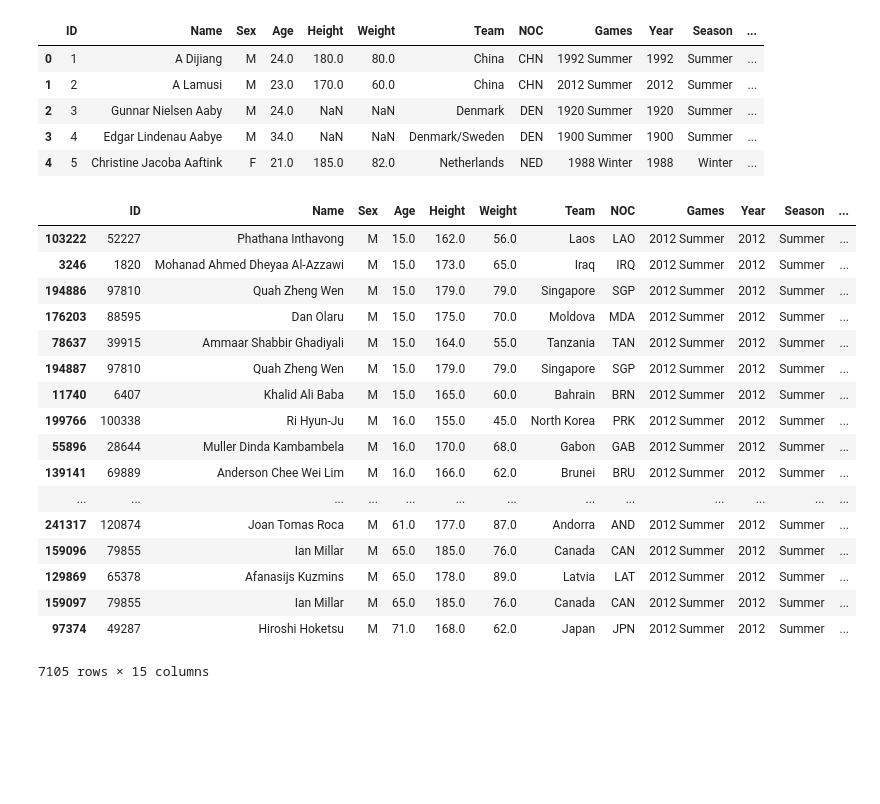
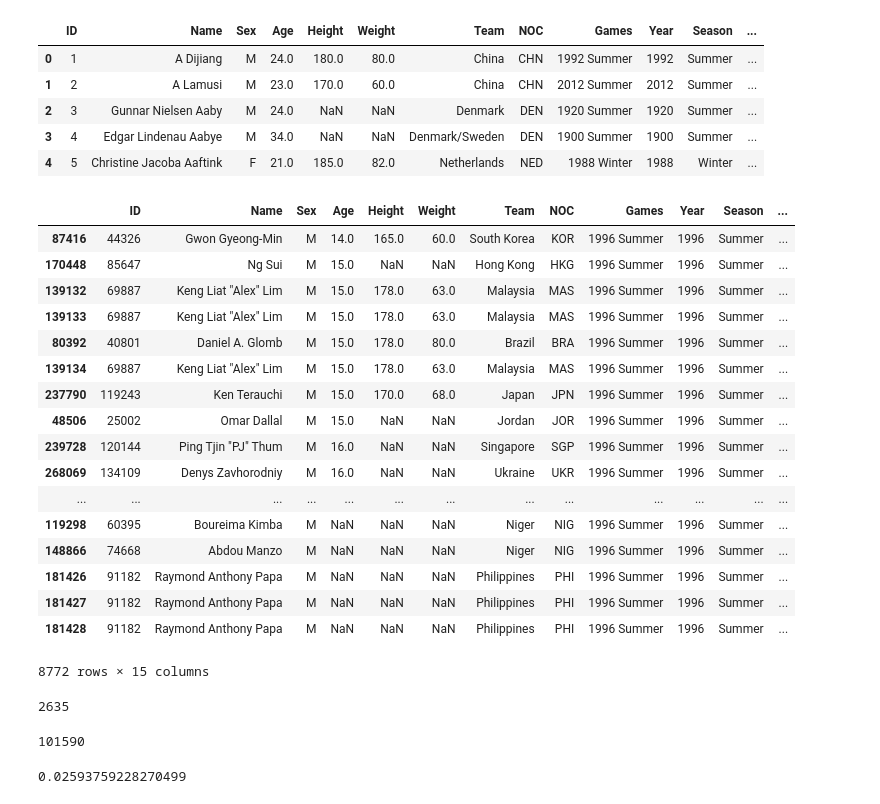
Before and after one commit to BurkovBA/OML, a Jupyter notebook: OpenMachineLearning/Assignment1/Assignment1.ipynb, the cells around one changed output. Drawn from its saved outputs; the diff is of its cells as text; code cells hidden in the pictures; blank space fills up the shorter version.

```diff
--- a/OpenMachineLearning/Assignment1/Assignment1.ipynb
+++ b/OpenMachineLearning/Assignment1/Assignment1.ipynb
@@ -13,23 +13,35 @@ data.head()
 | 3 | 4 | Edgar Lindenau Aabye | M | 34.0 | NaN | NaN | Denmark/Sweden | DEN | 1900 Summer | 1900 | Summer | ... |
 | 4 | 5 | Christine Jacoba Aaftink | F | 21.0 | 185.0 | 82.0 | Netherlands | NED | 1988 Winter | 1988 | Winter | ... |
 # %%
-data[data.Sex == 'M'][data.Year == 2012].sort_values(by='Age')
+data[(data.Sex == 'M') & (data.Year == 1996)].sort_values(by='Age')
 # %% [output]
 |  | ID | Name | Sex | Age | Height | Weight | Team | NOC | Games | Year | Season | ... |
-| 103222 | 52227 | Phathana Inthavong | M | 15.0 | 162.0 | 56.0 | Laos | LAO | 2012 Summer | 2012 | Summer | ... |
-| 3246 | 1820 | Mohanad Ahmed Dheyaa Al-Azzawi | M | 15.0 | 173.0 | 65.0 | Iraq | IRQ | 2012 Summer | 2012 | Summer | ... |
-| 194886 | 97810 | Quah Zheng Wen | M | 15.0 | 179.0 | 79.0 | Singapore | SGP | 2012 Summer | 2012 | Summer | ... |
-| 176203 | 88595 | Dan Olaru | M | 15.0 | 175.0 | 70.0 | Moldova | MDA | 2012 Summer | 2012 | Summer | ... |
-| 78637 | 39915 | Ammaar Shabbir Ghadiyali | M | 15.0 | 164.0 | 55.0 | Tanzania | TAN | 2012 Summer | 2012 | Summer | ... |
-| 194887 | 97810 | Quah Zheng Wen | M | 15.0 | 179.0 | 79.0 | Singapore | SGP | 2012 Summer | 2012 | Summer | ... |
-| 11740 | 6407 | Khalid Ali Baba | M | 15.0 | 165.0 | 60.0 | Bahrain | BRN | 2012 Summer | 2012 | Summer | ... |
-| 199766 | 100338 | Ri Hyun-Ju | M | 16.0 | 155.0 | 45.0 | North Korea | PRK | 2012 Summer | 2012 | Summer | ... |
-| 55896 | 28644 | Muller Dinda Kambambela | M | 16.0 | 170.0 | 68.0 | Gabon | GAB | 2012 Summer | 2012 | Summer | ... |
-| 139141 | 69889 | Anderson Chee Wei Lim | M | 16.0 | 166.0 | 62.0 | Brunei | BRU | 2012 Summer | 2012 | Summer | ... |
+| 87416 | 44326 | Gwon Gyeong-Min | M | 14.0 | 165.0 | 60.0 | South Korea | KOR | 1996 Summer | 1996 | Summer | ... |
+| 170448 | 85647 | Ng Sui | M | 15.0 | NaN | NaN | Hong Kong | HKG | 1996 Summer | 1996 | Summer | ... |
+| 139132 | 69887 | Keng Liat "Alex" Lim | M | 15.0 | 178.0 | 63.0 | Malaysia | MAS | 1996 Summer | 1996 | Summer | ... |
+| 139133 | 69887 | Keng Liat "Alex" Lim | M | 15.0 | 178.0 | 63.0 | Malaysia | MAS | 1996 Summer | 1996 | Summer | ... |
+| 80392 | 40801 | Daniel A. Glomb | M | 15.0 | 178.0 | 80.0 | Brazil | BRA | 1996 Summer | 1996 | Summer | ... |
+| 139134 | 69887 | Keng Liat "Alex" Lim | M | 15.0 | 178.0 | 63.0 | Malaysia | MAS | 1996 Summer | 1996 | Summer | ... |
+| 237790 | 119243 | Ken Terauchi | M | 15.0 | 170.0 | 68.0 | Japan | JPN | 1996 Summer | 1996 | Summer | ... |
+| 48506 | 25002 | Omar Dallal | M | 15.0 | NaN | NaN | Jordan | JOR | 1996 Summer | 1996 | Summer | ... |
+| 239728 | 120144 | Ping Tjin "PJ" Thum | M | 16.0 | NaN | NaN | Singapore | SGP | 1996 Summer | 1996 | Summer | ... |
+| 268069 | 134109 | Denys Zavhorodniy | M | 16.0 | NaN | NaN | Ukraine | UKR | 1996 Summer | 1996 | Summer | ... |
 | ... | ... | ... | ... | ... | ... | ... | ... | ... | ... | ... | ... | ... |
-| 241317 | 120874 | Joan Tomas Roca | M | 61.0 | 177.0 | 87.0 | Andorra | AND | 2012 Summer | 2012 | Summer | ... |
-| 159096 | 79855 | Ian Millar | M | 65.0 | 185.0 | 76.0 | Canada | CAN | 2012 Summer | 2012 | Summer | ... |
-| 129869 | 65378 | Afanasijs Kuzmins | M | 65.0 | 178.0 | 89.0 | Latvia | LAT | 2012 Summer | 2012 | Summer | ... |
-| 159097 | 79855 | Ian Millar | M | 65.0 | 185.0 | 76.0 | Canada | CAN | 2012 Summer | 2012 | Summer | ... |
-| 97374 | 49287 | Hiroshi Hoketsu | M | 71.0 | 168.0 | 62.0 | Japan | JPN | 2012 Summer | 2012 | Summer | ... |
+| 119298 | 60395 | Boureima Kimba | M | NaN | NaN | NaN | Niger | NIG | 1996 Summer | 1996 | Summer | ... |
+| 148866 | 74668 | Abdou Manzo | M | NaN | NaN | NaN | Niger | NIG | 1996 Summer | 1996 | Summer | ... |
+| 181426 | 91182 | Raymond Anthony Papa | M | NaN | NaN | NaN | Philippines | PHI | 1996 Summer | 1996 | Summer | ... |
+| 181427 | 91182 | Raymond Anthony Papa | M | NaN | NaN | NaN | Philippines | PHI | 1996 Summer | 1996 | Summer | ... |
+| 181428 | 91182 | Raymond Anthony Papa | M | NaN | NaN | NaN | Philippines | PHI | 1996 Summer | 1996 | Summer | ... |
-7105 rows × 15 columns
+8772 rows × 15 columns
+# %%
+len(data[(data.Sport == 'Gymnastics') & (data.Sex == 'M')].ID.unique())
+# %% [output]
+2635
+# %%
+len(data[data.Sex == 'M'].ID.unique())
+# %% [output]
+101590
+# %%
+2635.0/101590
+# %% [output]
+0.02593759228270499
```
